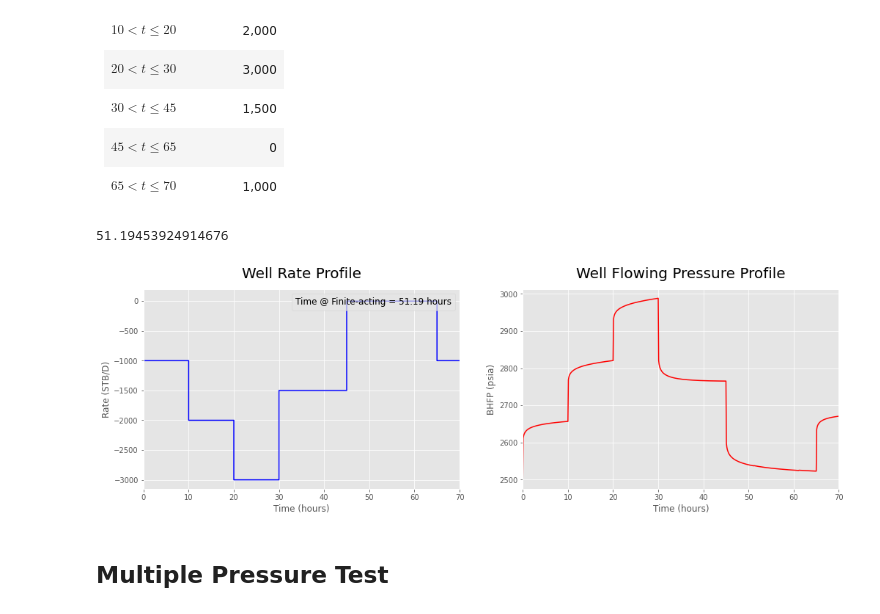
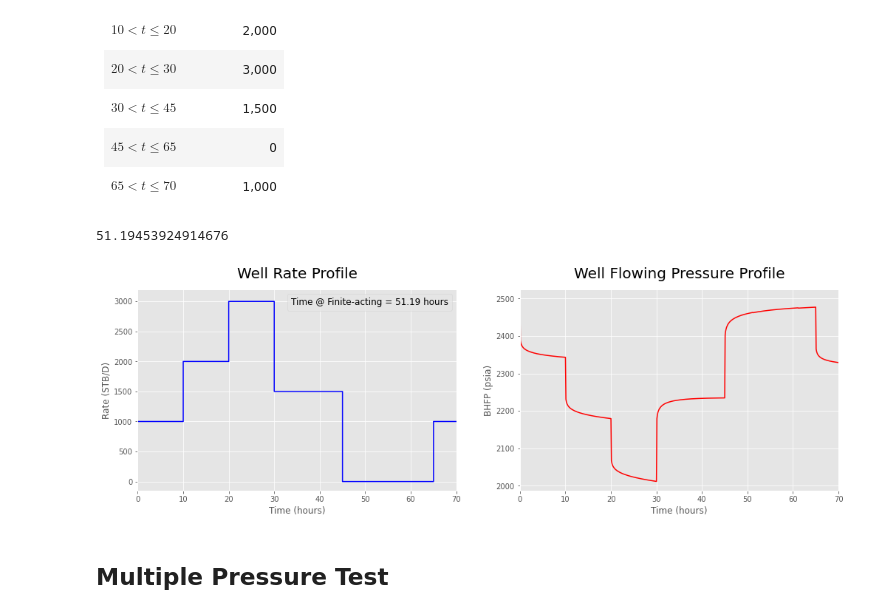
Before and after one commit to yohanesnuwara/pyreservoir, a Jupyter notebook: notebooks/well_transient_response_notebook.ipynb, the cells around one changed output. Drawn from its saved outputs; the diff is of its cells as text; code cells hidden in the pictures.

```diff
--- a/notebooks/well_transient_response_notebook.ipynb
+++ b/notebooks/well_transient_response_notebook.ipynb
@@ -35,34 +35,34 @@ from wellflo import *
 # %%
 # known
 poro = 0.15 # Porosity
 ct = 12E-6 # Total compressibility, sip
 perm = 600 # Permeability, md
 rw = 4 * .08333 # Radius of wellbore, convert inch to ft
 h = 32 # Reservoir thickness, ft
 mu = 2 # Oil viscosity, cp
 re = 3000 # Distance from centre of wellbore to outer reservoir boundary, ft
 Bo = 1.333 # Oil FVF, RB/STB
 
 # define initial conditions
 p_initial = 2500 # Initial pressure, psia
 
 # define time step (simulation starts from 0 hour)
 t_step = .1
 
 # define rate steps
 t_change = np.array([10, 20, 30, 45, 65, 70])
-q_change = np.array([1000, 2000, 3000, 1500, 0, 1000]) * -1
+q_change = np.array([1000, 2000, 3000, 1500, 0, 1000])
 
 # calculate time at flow start to behave finite-acting
 t_finite_acting = time_finite_acting(perm, poro, mu, ct, rw, re)
 print(t_finite_acting)
 
 # simulate!
 simulate_multirate_test(p_initial, t_step, t_change, q_change,
                         re, rw, perm, poro, mu, ct, Bo, h)
 # %% [output]
 51.19453924914676
-[figure, old version]
+[figure, new version]
 # %% [markdown]
 ## Multiple Pressure Test
 # %% [markdown]
```
